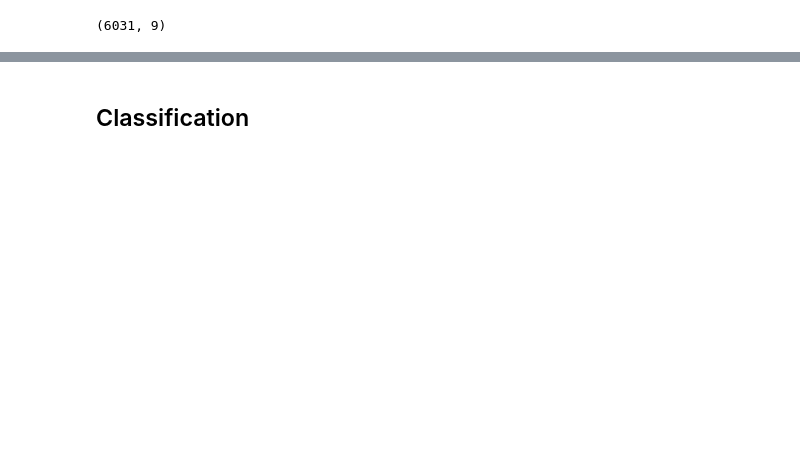
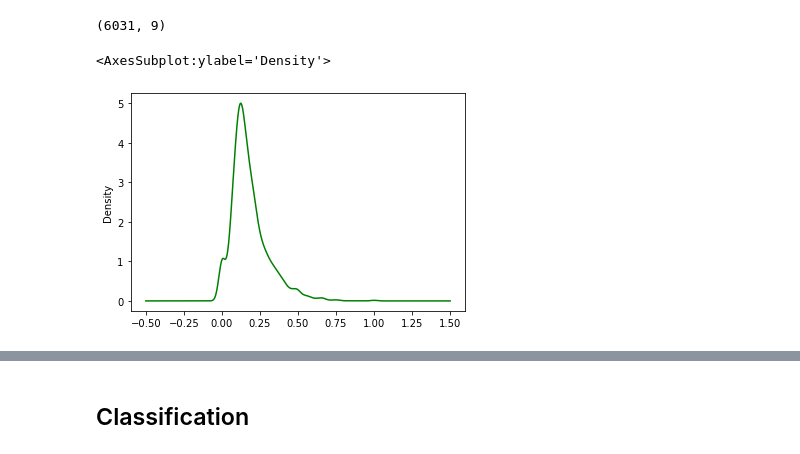
Before and after one commit to laurenweiner/GW-Bootcamp-Project, a Jupyter notebook: metro_market_tracker.ipynb, the cells around one changed output, grey strips where cells are left out. Cells and saved outputs as stored; diff of their text form; code cells hidden in the pictures; blank space fills up the shorter version.

```diff
--- a/metro_market_tracker.ipynb
+++ b/metro_market_tracker.ipynb
@@ -98,4 +96,9 @@ metro_market_tracker = metro_market_tracker.drop_duplicates()
 metro_market_tracker.shape
 # %% [output]
 (6031, 9)
+# %%
+metro_market_tracker.sold_above_list.plot.density(color='green')
+# %% [output]
+<AxesSubplot:ylabel='Density'>
+[figure, added]
 # %%
```
Also changed, not shown: parts of 57 cells of this notebook, 3 other files.
